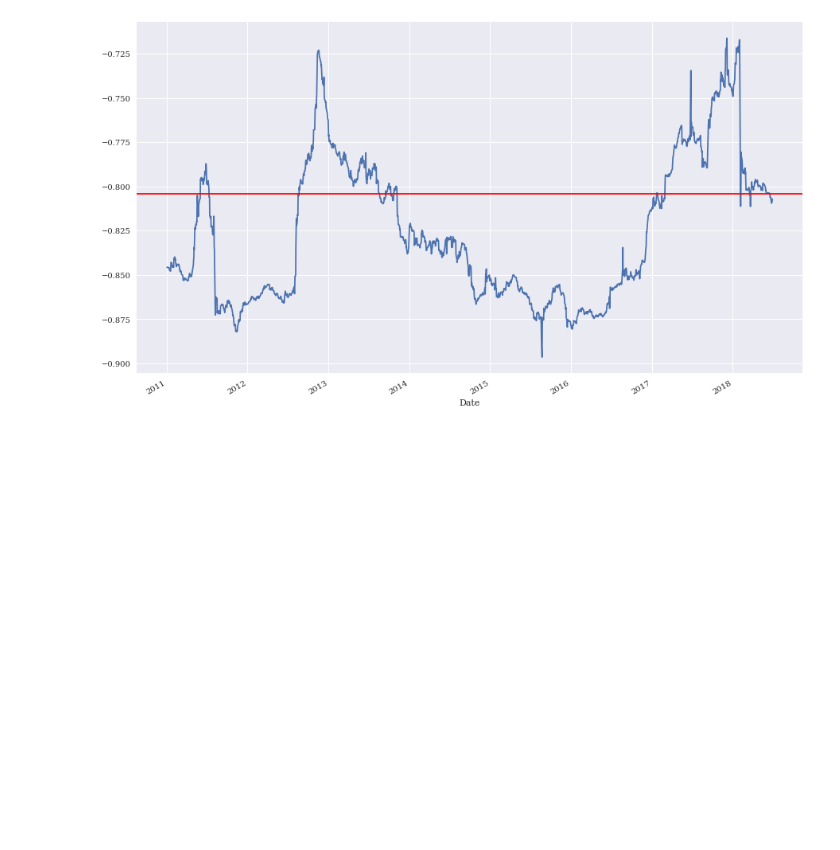
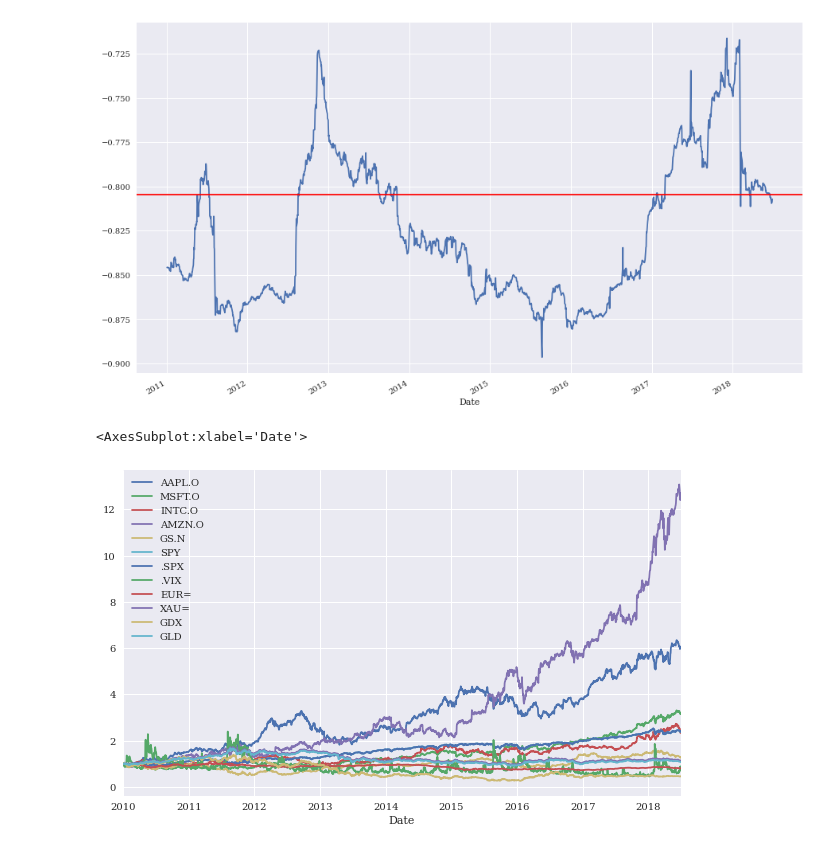
Before and after one commit to derinman/L_Python-Note, a Jupyter notebook: A03-00_Financial Data Overviewipynb.ipynb, the cells around one changed output. Cells and saved outputs as stored; diff of their text form; code cells hidden in the pictures; blank space fills up the shorter version.

```diff
--- a/A03-00_Financial Data Overviewipynb.ipynb
+++ b/A03-00_Financial Data Overviewipynb.ipynb
@@ -381,3 +380,10 @@ ax.axhline(data24.corr().iloc[0, 1], c='r')
 # %% [output]
 <matplotlib.lines.Line2D at 0x...>
 [figure]
+# %%
+# 可與data10比較 略有差異
+data25 = pd.read_csv('data/tr_eikon_eod_data.csv', index_col=0, parse_dates=True)
+(data25.pct_change()+1).cumprod().plot(figsize=(10, 6))
+# %% [output]
+<AxesSubplot:xlabel='Date'>
+[figure, added]
```
Also changed, not shown: parts of 15 cells of this notebook.
